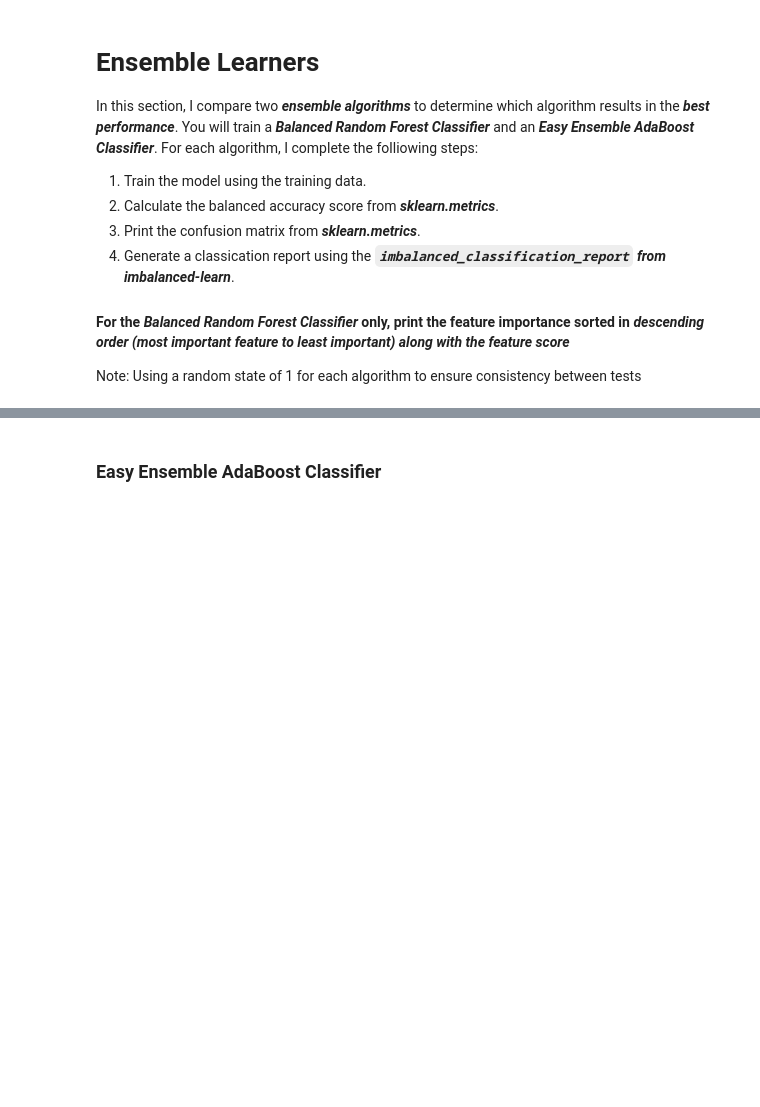
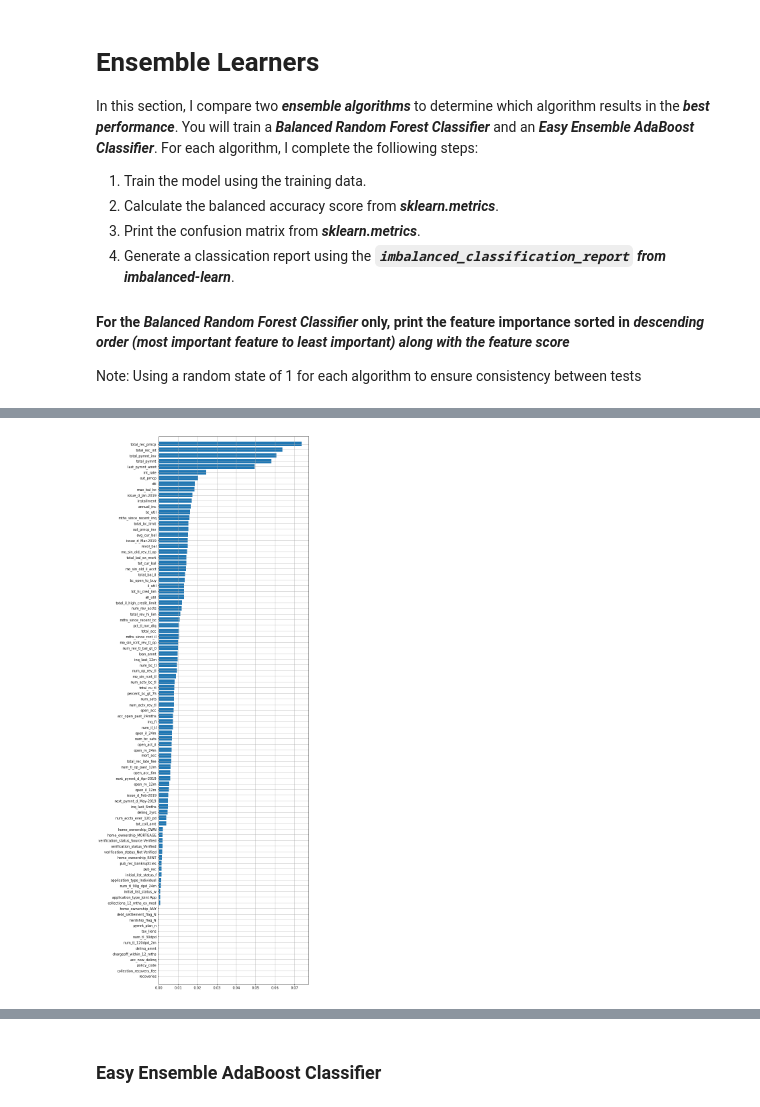
Before and after one commit to kjkubik/Credit_Risk_Analysis, a Jupyter notebook: credit_risk_ensemble.ipynb, the cells around one changed output, grey strips where cells are left out. Cells and saved outputs as stored; diff of their text form; code cells hidden in the pictures; blank space fills up the shorter version.

```diff
--- a/credit_risk_ensemble.ipynb
+++ b/credit_risk_ensemble.ipynb
@@ -51,31 +54,32 @@ columns = [
 
 target = ["loan_status"]
 # %%
-# Load the data
+# load the data
 file_path = Path('LoanStats_2019Q1.csv')
 df = pd.read_csv(file_path, skiprows=1)[:-2]
 df = df.loc[:, columns].copy()
 
-# Drop the null columns where all values are null
+# drop null columns where ALL values = NULL
 df = df.dropna(axis='columns', how='all')
 
-# Drop the null rows
+# drop the null rows
 df = df.dropna()
 
-# Remove the `Issued` loan status
+# remove existing loans
 issued_mask = df['loan_status'] != 'Issued'
 df = df.loc[issued_mask]
 
-# convert interest rate to numerical
+# convert interest rate to float (0.9999)
 df['int_rate'] = df['int_rate'].str.replace('%', '')
 df['int_rate'] = df['int_rate'].astype('float') / 100
 
-# Convert the target column values to low_risk and high_risk based on their values
-x = {'Current': 'low_risk'}
-df = df.replace(x)
+# change loan status 'Current' to 'low_risk'
+loan_status_column = {'Current': 'low_risk'}
+df = df.replace(loan_status_column)
 
-x = dict.fromkeys(['Late (31-120 days)', 'Late (16-30 days)', 'Default', 'In Grace Period'], 'high_risk')
-df = df.replace(x)
+# change all loan status (except 'Current') to 'high_risk'
+high_risk_status_values = dict.fromkeys(['Late (31-120 days)', 'Late (16-30 days)', 'Default', 'In Grace Period'], 'high_risk')
+df = df.replace(high_risk_status_values)
 
 df.reset_index(inplace=True, drop=True)
 
@@ -140,6 +154,6 @@ Note: Using a random state of 1 for each algorithm to ensure consistency between
 # %%
-# Train with BalanceRandomForestClassifier
-brf = BalancedRandomForestClassifier(n_estimators=50, random_state=0)
+# train with BalanceRandomForestClassifier
+brf = BalancedRandomForestClassifier(n_estimators=100, random_state=1)
 brf.fit(X_train, y_train)
 
 y_pred_brf = brf.predict(X_test)
@@ -172,0 +236,17 @@ avg / total       0.99      0.86      0.70      0.92      0.78      0.61     172
+# %%
+# plot importants of features
+features = sorted(zip(X.columns, brf.feature_importances_), key = lambda x: x[1])
+cols = [f[0] for f in features]
+width = [f[1] for f in features]
+
+fig, ax = plt.subplots()
+
+fig.set_size_inches(8,30)
+plt.margins(y=0.01)
+
+ax.barh(y=cols, width=width)
+ax.grid()
+
+plt.show()
+# %% [output]
+[figure, added]
```
Also changed, not shown: parts of 19 cells of this notebook, 1 other file.
